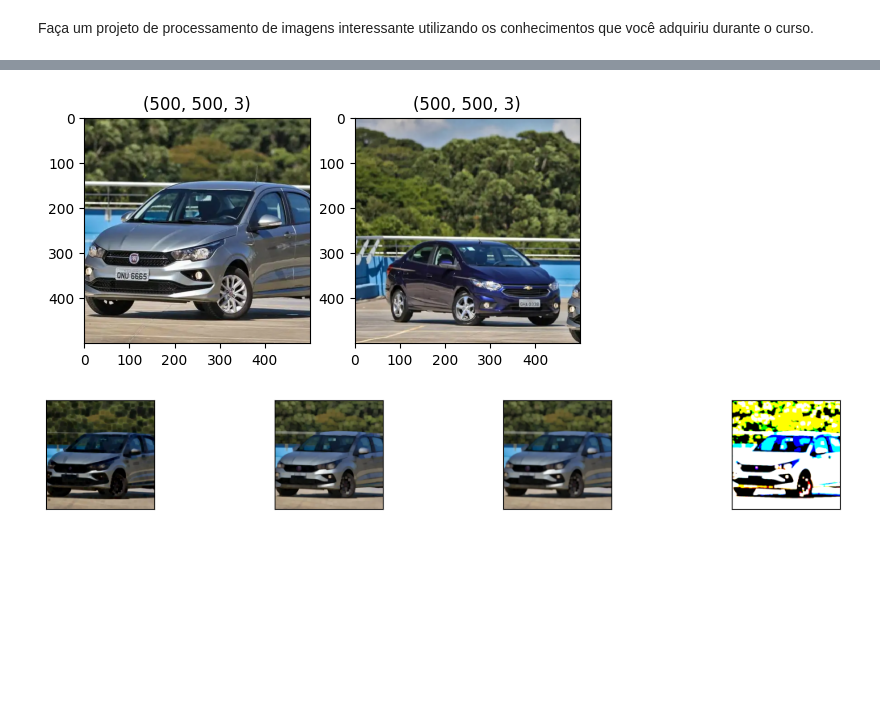
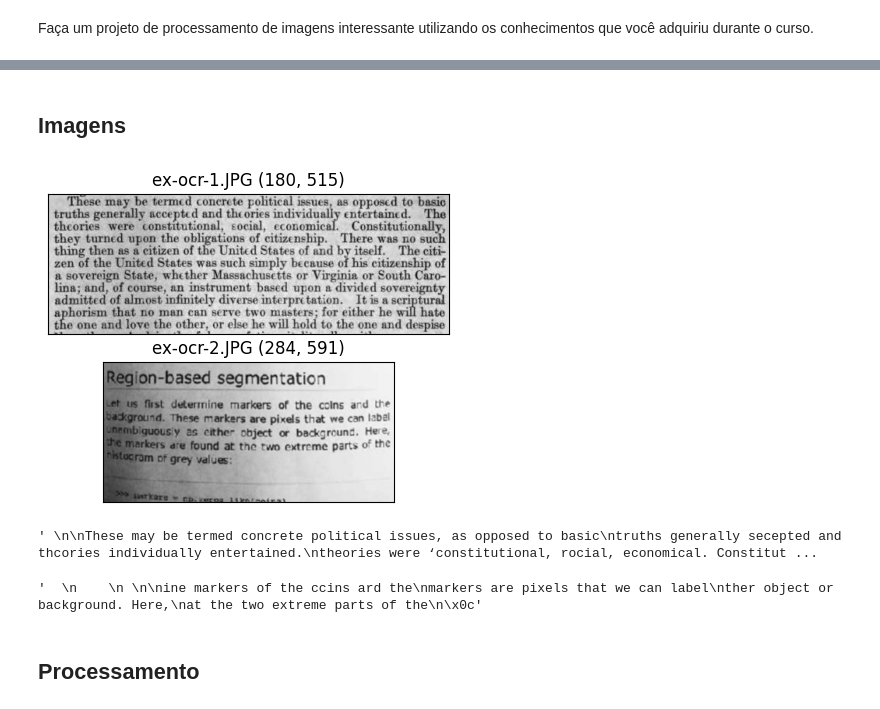
Before and after one commit to htbrandao/ppgi-proc-img, a Jupyter notebook: trab09/trab09.ipynb, the cells around one changed output, grey strips where cells are left out. Saved outputs shown, nothing was run; the diff lists cells and outputs as text; code cells hidden in the pictures; blank space fills up the shorter version.

```diff
--- a/trab09/trab09.ipynb
+++ b/trab09/trab09.ipynb
@@ -58,42 +30,37 @@ img01.png  img02.png  trab09.ipynb
+# %% [markdown]
+## Imagens
 # %%
-f1, f2 = 'img01.png', 'img02.png'
+f1, f2 = 'ex-ocr-1.JPG', 'ex-ocr-2.JPG'
 
-x1 = cv2.cvtColor(cv2.imread(f1), cv2.COLOR_BGR2RGB)
-x2 = cv2.cvtColor(cv2.imread(f2), cv2.COLOR_BGR2RGB)
+x1 = cv2.cvtColor(cv2.imread(f1), cv2.COLOR_BGR2GRAY)
+x2 = cv2.cvtColor(cv2.imread(f2), cv2.COLOR_BGR2GRAY)
 # %%
-plt.subplot(1,2,1)
-plt.title(x1.shape)
-plt.imshow(x1)
+plt.figure(figsize=(6,4))
 
-plt.subplot(1,2,2)
-plt.title(x2.shape)
-plt.imshow(x2)
+plt.subplot(2,1,1)
+plt.title(f'{f1} {x1.shape}')
+plt.imshow(x1, cmap='gray')
+plt.xticks([])
+plt.yticks([])
+
+plt.subplot(2,1,2)
+plt.title(f'{f2} {x2.shape}')
+plt.imshow(x2, cmap='gray')
+plt.xticks([])
+plt.yticks([])
 
 plt.show()
 # %% [output]
-[figure, old version]
+[figure, new version]
-# %%
-kernel = np.ones((10,10), np.uint8)
-
-erosao = lambda x: cv2.erode(x, kernel, iterations=1)
-dilatacao = lambda x: cv2.dilate(x, kernel, iterations=1)
-tresh = lambda i: cv2.threshold(i, 50, 255, cv2.THRESH_BINARY)[-1]
-
-plt.figure(figsize=(14,8))
-
-__ = (
-    erosao(x1),
-    dilatacao(erosao(x1)),
-    cv2.blur(dilatacao(erosao(x1)), ksize=(5,5)),
-    tresh(cv2.blur(dilatacao(erosao(x1)), ksize=(5,5)))
-)
-
-for i,_ in enumerate(__):
-    plt.subplot(len(__),4,i+1)
-    plt.imshow(_)
-    plt.xticks([])
-    plt.yticks([])
-
-plt.show()
-# %% [output]
-[figure, removed]
+# %%
+y1 = pytesseract.image_to_string(x1)
+y1
+# %% [output]
+' \n\nThese may be termed concrete political issues, as opposed to basic\ntruths generally secepted and thcories individually entertained.\ntheories were ‘constitutional, rocial, economical. Constitut ...
+# %%
+y2 = pytesseract.image_to_string(x2)
+y2
+# %% [output]
+'  \n    \n \n\nine markers of the ccins ard the\nmarkers are pixels that we can label\nther object or background. Here,\nat the two extreme parts of the\n\x0c'
+# %% [markdown]
+## Processamento
```
Also changed, not shown: parts of 10 cells of this notebook, 2 other files.
